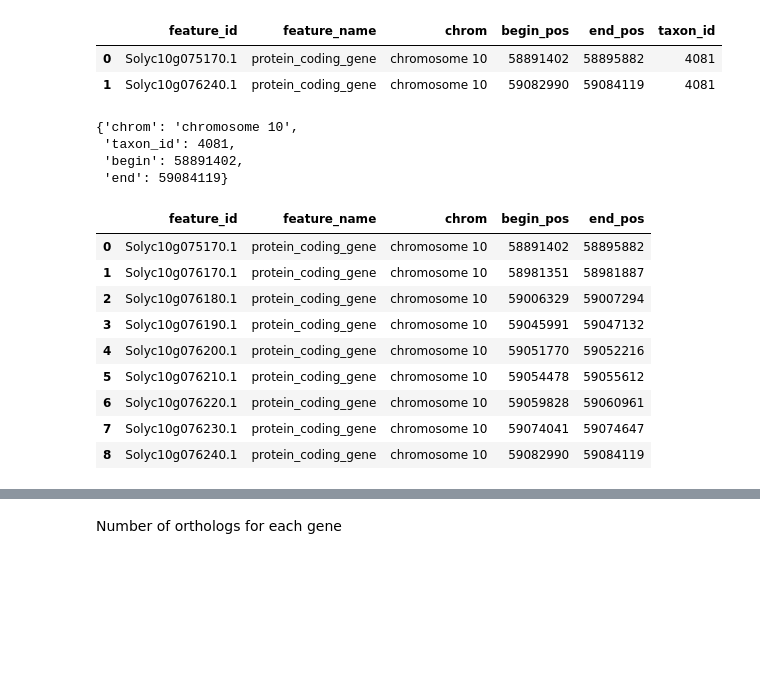
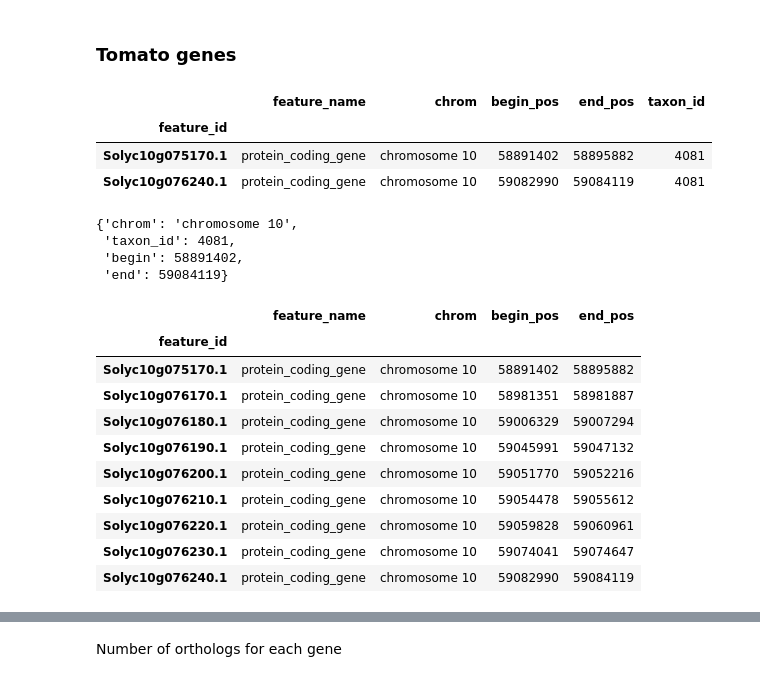
Before and after one commit to candYgene/notebooks, a Jupyter notebook: jupyter/QTL_fruitshape_orthologs.ipynb, the cells around one changed output, grey strips where cells are left out. Cells and saved outputs as stored; diff of their text form; code cells hidden in the pictures; blank space fills up the shorter version.

```diff
--- a/jupyter/QTL_fruitshape_orthologs.ipynb
+++ b/jupyter/QTL_fruitshape_orthologs.ipynb
@@ -22,12 +22,19 @@ headers = {'accept': 'text/csv'}
 #print(base_url)
 # %%
-# genes delineating QTLs for (tomato) fruit and (potato) tuber shapes
-qtl_genes = dict(tomato=['Solyc10g075170.1', 'Solyc10g076240.1'],
-                 potato=['PGSC0003DMG400006678', 'PGSC0003DMG400020801'])
+# input (meta) data
+# 'genes' delineating QTLs for tomato fruit shape and potato tuber shape
+input_data = dict(tomato=dict(genes=['Solyc10g075170.1', 'Solyc10g076240.1'],
+                              taxon_id=4081,
+                              graph_iri='http://solgenomics.net/genome/Solanum_lycopersicum'),
+                  potato=dict(genes=['PGSC0003DMG400006678', 'PGSC0003DMG400020801'],
+                              taxon_id=4113,
+                              graph_iri='http://solgenomics.net/genome/Solanum_tuberosum'))
+# %% [markdown]
+### Tomato genes
 # %%
-# retrieve genomic locations for the genes
+# retrieve genomic locations for each gene
 genes = pd.DataFrame()
-for g in qtl_genes['tomato']: #list(chain(*(qtl_genes.values()))):
+for g in input_data['tomato']['genes']:
     try:
         if g is not None:
             with requests.get(base_url + '/getFeatureLocation',
@@ -38,11 +45,12 @@ for g in qtl_genes['tomato']: #list(chain(*(qtl_genes.values()))):
         print('Failed to connect to the Web API!')
         break
 # %%
-genes
+genes.set_index('feature_id')
 # %% [output]
-|  | feature_id | feature_name | chrom | begin_pos | end_pos | taxon_id |
-| 0 | Solyc10g075170.1 | protein_coding_gene | chromosome 10 | 58891402 | 58895882 | 4081 |
-| 1 | Solyc10g076240.1 | protein_coding_gene | chromosome 10 | 59082990 | 59084119 | 4081 |
+|  | feature_name | chrom | begin_pos | end_pos | taxon_id |
+| feature_id |  |  |  |  |  |
+| Solyc10g075170.1 | protein_coding_gene | chromosome 10 | 58891402 | 58895882 | 4081 |
+| Solyc10g076240.1 | protein_coding_gene | chromosome 10 | 59082990 | 59084119 | 4081 |
 # %%
 #d = genes.groupby(['taxon_id', 'chrom']).apply(lambda x: np.sort(np.array(list(chain(*[x.begin_pos, x.end_pos])))))
 #t = d[4081]['chromosome 10']
@@ -61,8 +69,8 @@ interval = dict(chrom=genes['chrom'].unique()[0],
-# %%
-interval
-# %% [output]
-{'chrom': 'chromosome 10',
- 'taxon_id': 4081,
- 'begin': 58891402,
- 'end': 59084119}
+# %%
+qtl_interval
+# %% [output]
+{'chrom': 'chromosome 10',
+ 'taxon_id': 4081,
+ 'begin': 58891402,
+ 'end': 59084119}
 # %%
@@ -81,16 +89,17 @@ try:
 except:
     print('Failed to connect to the Web API!')
-# %%
-genes_interval
-# %% [output]
-|  | feature_id | feature_name | chrom | begin_pos | end_pos |
-| 0 | Solyc10g075170.1 | protein_coding_gene | chromosome 10 | 58891402 | 58895882 |
-| 1 | Solyc10g076170.1 | protein_coding_gene | chromosome 10 | 58981351 | 58981887 |
-| 2 | Solyc10g076180.1 | protein_coding_gene | chromosome 10 | 59006329 | 59007294 |
-| 3 | Solyc10g076190.1 | protein_coding_gene | chromosome 10 | 59045991 | 59047132 |
-| 4 | Solyc10g076200.1 | protein_coding_gene | chromosome 10 | 59051770 | 59052216 |
-| 5 | Solyc10g076210.1 | protein_coding_gene | chromosome 10 | 59054478 | 59055612 |
-| 6 | Solyc10g076220.1 | protein_coding_gene | chromosome 10 | 59059828 | 59060961 |
-| 7 | Solyc10g076230.1 | protein_coding_gene | chromosome 10 | 59074041 | 59074647 |
-| 8 | Solyc10g076240.1 | protein_coding_gene | chromosome 10 | 59082990 | 59084119 |
+# %%
+all_genes.set_index('feature_id')
+# %% [output]
+|  | feature_name | chrom | begin_pos | end_pos |
+| feature_id |  |  |  |  |
+| Solyc10g075170.1 | protein_coding_gene | chromosome 10 | 58891402 | 58895882 |
+| Solyc10g076170.1 | protein_coding_gene | chromosome 10 | 58981351 | 58981887 |
+| Solyc10g076180.1 | protein_coding_gene | chromosome 10 | 59006329 | 59007294 |
+| Solyc10g076190.1 | protein_coding_gene | chromosome 10 | 59045991 | 59047132 |
+| Solyc10g076200.1 | protein_coding_gene | chromosome 10 | 59051770 | 59052216 |
+| Solyc10g076210.1 | protein_coding_gene | chromosome 10 | 59054478 | 59055612 |
+| Solyc10g076220.1 | protein_coding_gene | chromosome 10 | 59059828 | 59060961 |
+| Solyc10g076230.1 | protein_coding_gene | chromosome 10 | 59074041 | 59074647 |
+| Solyc10g076240.1 | protein_coding_gene | chromosome 10 | 59082990 | 59084119 |
 # %%
```
Also changed, not shown: parts of 27 cells of this notebook.
